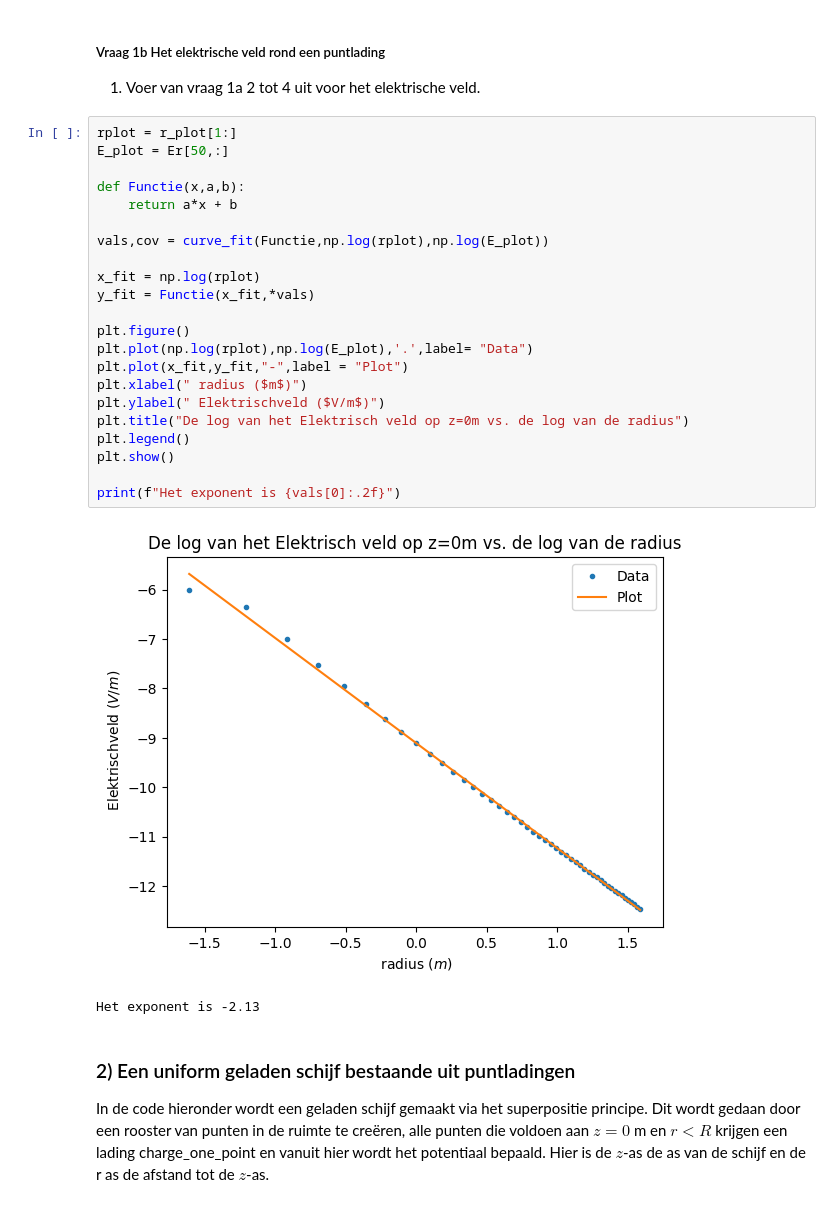
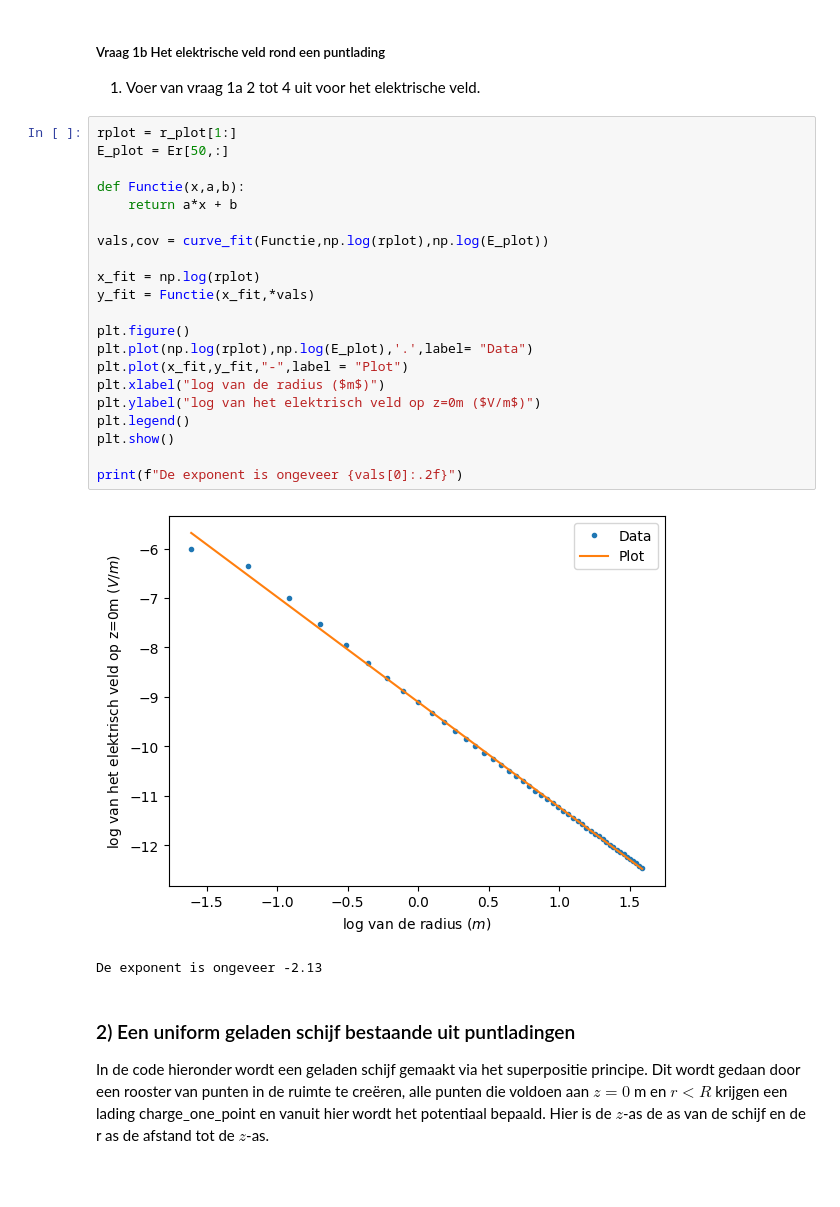
Before and after one commit to daantjebunschoten1-gif/opdrachten-DEF-D, a Jupyter notebook: DigitaleOntwerpopdrachten/1CondensatorOpdracht/CondensatorOntwerpopdracht.ipynb, the cells around one changed output. Drawn from its saved outputs; the diff is of its cells as text; blank space fills up the shorter version.

```diff
--- a/DigitaleOntwerpopdrachten/1CondensatorOpdracht/CondensatorOntwerpopdracht.ipynb
+++ b/DigitaleOntwerpopdrachten/1CondensatorOpdracht/CondensatorOntwerpopdracht.ipynb
@@ -127,28 +125,27 @@ Het exponent is -1.00
 # %%
 rplot = r_plot[1:]
 E_plot = Er[50,:]
 
 def Functie(x,a,b):
     return a*x + b
 
 vals,cov = curve_fit(Functie,np.log(rplot),np.log(E_plot))
 
 x_fit = np.log(rplot)
 y_fit = Functie(x_fit,*vals)
 
 plt.figure()
 plt.plot(np.log(rplot),np.log(E_plot),'.',label= "Data")
 plt.plot(x_fit,y_fit,"-",label = "Plot")
-plt.xlabel(" radius ($m$)")
-plt.ylabel(" Elektrischveld ($V/m$)")
-plt.title("De log van het Elektrisch veld op z=0m vs. de log van de radius")
+plt.xlabel("log van de radius ($m$)")
+plt.ylabel("log van het elektrisch veld op z=0m ($V/m$)")
 plt.legend()
 plt.show()
 
-print(f"Het exponent is {vals[0]:.2f}")
+print(f"De exponent is ongeveer {vals[0]:.2f}")
 # %% [output]
-[figure, old version]
+[figure, new version]
-Het exponent is -2.13
+De exponent is ongeveer -2.13
 # %% [markdown]
 ### 2) Een uniform geladen schijf bestaande uit puntladingen
 
```
Also changed, not shown: parts of 7 cells of this notebook.
